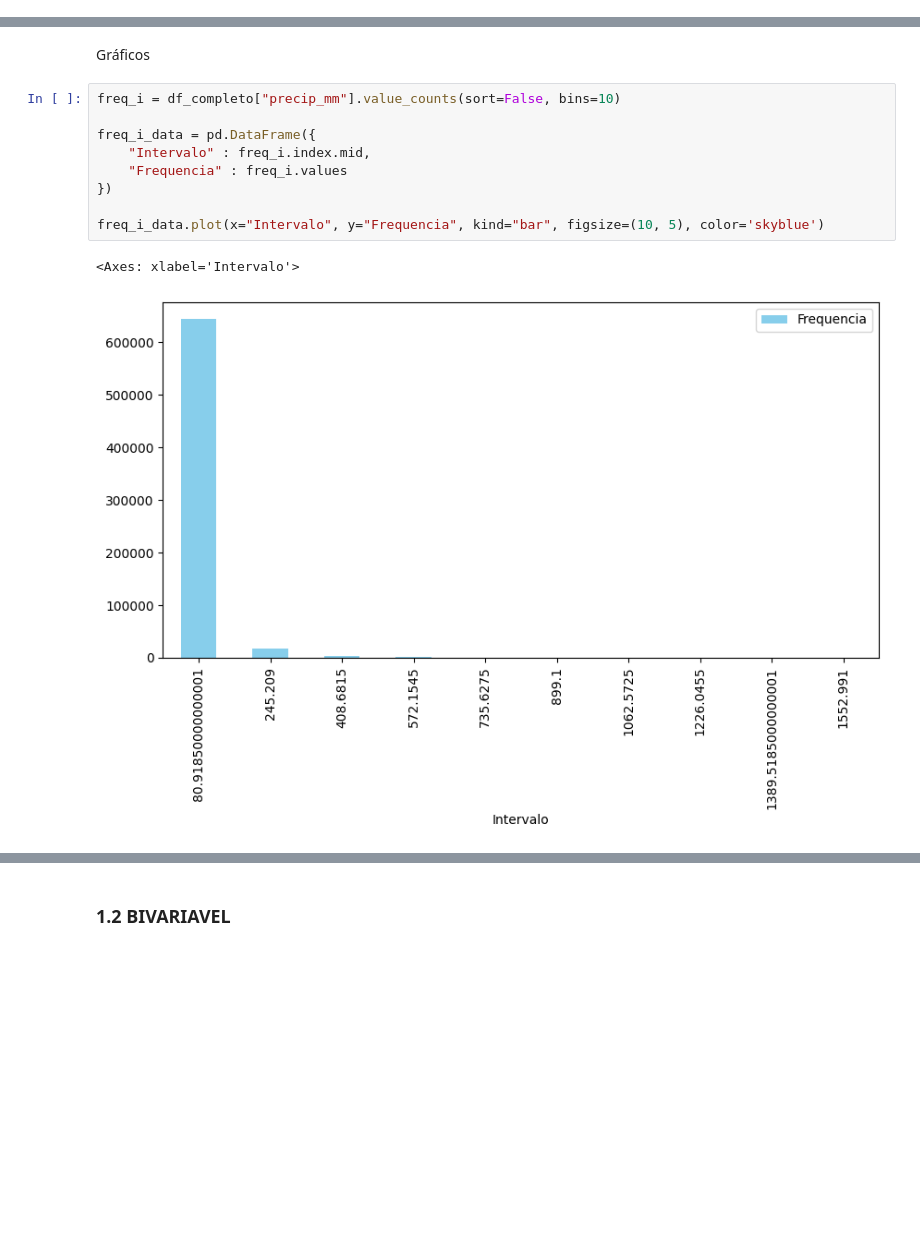
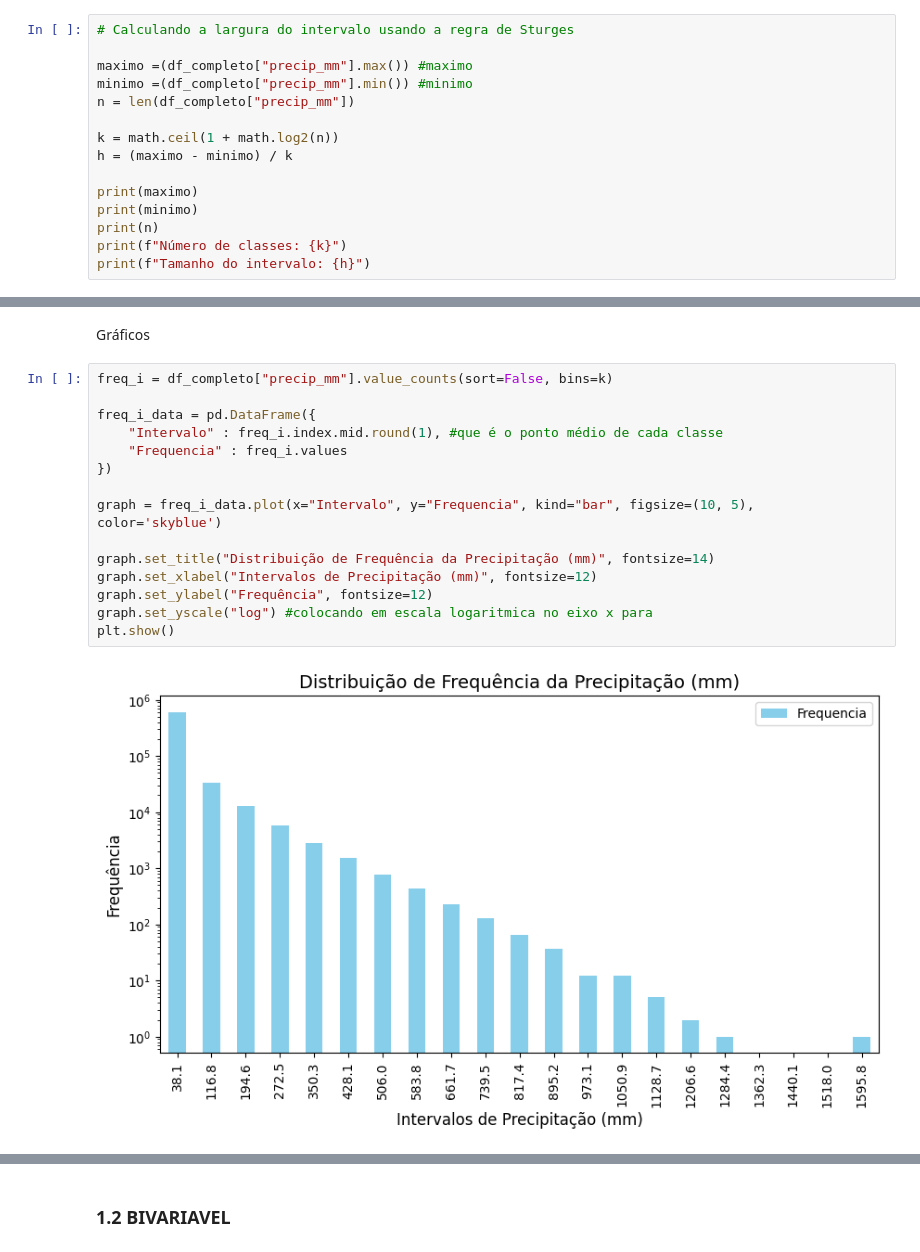
Before and after one commit to printfSideaux/PRCP_RDA_ANALISIS, a Jupyter notebook: notebooks/EstatisticaComputacional.ipynb, the cells around one changed output, grey strips where cells are left out. Cells and saved outputs as stored; diff of their text form; blank space fills up the shorter version.

Commit message:
colocando escala logaritmica nos graficos do notebook1

```diff
--- a/notebooks/EstatisticaComputacional.ipynb
+++ b/notebooks/EstatisticaComputacional.ipynb
@@ -205,3 +206,18 @@ plt.show()
 ### 1.2 UNIVARIAVEL
 # %% [markdown]
 Tabela de frequencias para variáveis quantitativas
+# %%
+# Calculando a largura do intervalo usando a regra de Sturges
+
+maximo =(df_completo["precip_mm"].max()) #maximo
+minimo =(df_completo["precip_mm"].min()) #minimo
+n = len(df_completo["precip_mm"])
+
+k = math.ceil(1 + math.log2(n))
+h = (maximo - minimo) / k
+
+print(maximo)
+print(minimo)
+print(n)
+print(f"Número de classes: {k}")
+print(f"Tamanho do intervalo: {h}")
@@ -265,15 +290,20 @@ Nordeste         659373            1.0              100.0
 # %% [markdown]
 Gráficos
 # %%
-freq_i = df_completo["precip_mm"].value_counts(sort=False, bins=10)
+freq_i = df_completo["precip_mm"].value_counts(sort=False, bins=k)
 
 freq_i_data = pd.DataFrame({
-    "Intervalo" : freq_i.index.mid,
+    "Intervalo" : freq_i.index.mid.round(1), #que é o ponto médio de cada classe
     "Frequencia" : freq_i.values
 })
 
-freq_i_data.plot(x="Intervalo", y="Frequencia", kind="bar", figsize=(10, 5), color='skyblue')
+graph = freq_i_data.plot(x="Intervalo", y="Frequencia", kind="bar", figsize=(10, 5), color='skyblue')
+
+graph.set_title("Distribuição de Frequência da Precipitação (mm)", fontsize=14)
+graph.set_xlabel("Intervalos de Precipitação (mm)", fontsize=12)
+graph.set_ylabel("Frequência", fontsize=12)
+graph.set_yscale("log") #colocando em escala logaritmica no eixo x para
+plt.show()
 # %% [output]
-<Axes: xlabel='Intervalo'>
-[figure, old version]
+[figure, new version]
 # %%
```
Also changed, not shown: parts of 4 cells of this notebook.
